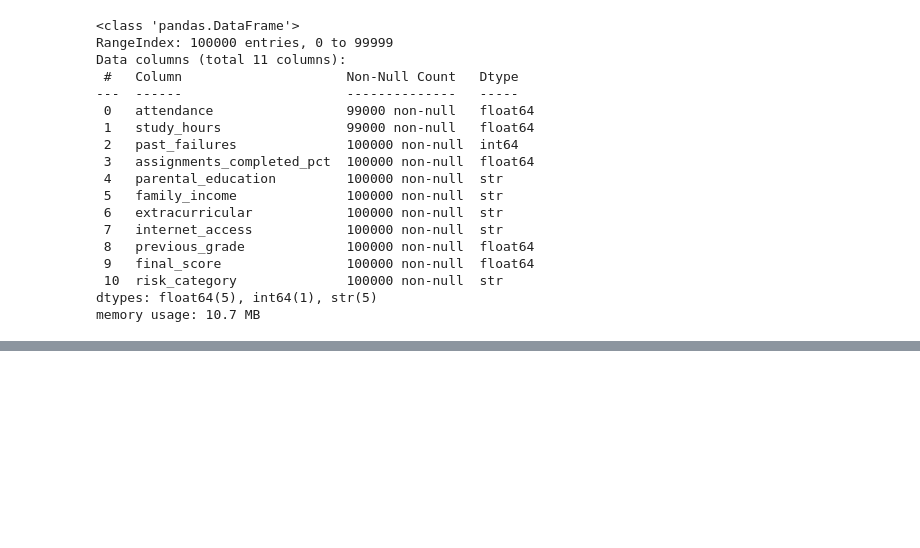
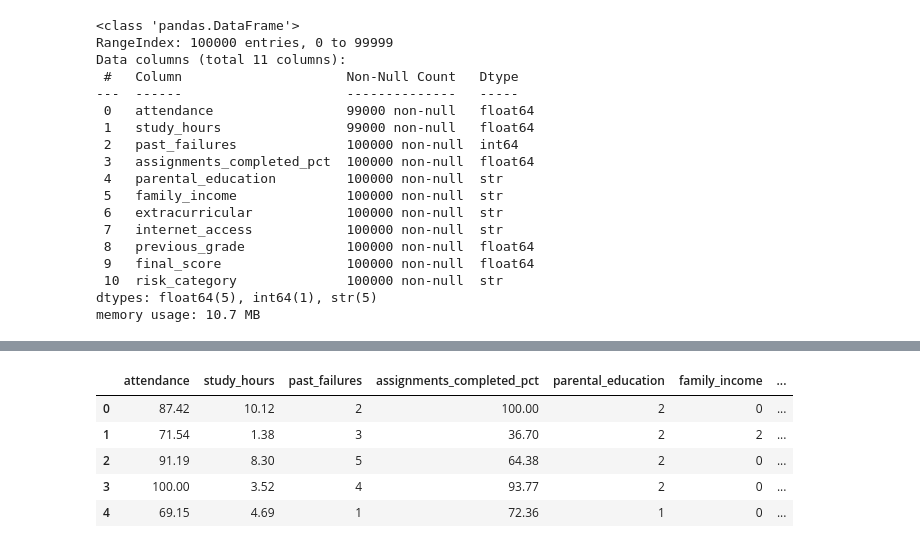
Before and after one commit to kandarp-01/Learning, a Jupyter notebook: ML/Project3/Student.ipynb, the cells around one changed output, grey strips where cells are left out. Cells and saved outputs as stored; diff of their text form; code cells hidden in the pictures; blank space fills up the shorter version.

```diff
--- a/ML/Project3/Student.ipynb
+++ b/ML/Project3/Student.ipynb
@@ -44 +42,3 @@ memory usage: 10.7 MB
+# %%
+df['study_hours']=df['study_hours'].fillna(df['study_hours'].mean())
 # %%
@@ -87,2 +64,0 @@ std_hr_mean=df[df['study_hours'].isna()==False]['study_hours'].mean()
-# %%
-df['attendance']=df['attendance'].fillna(atd_mean)
@@ -109 +91,10 @@ from sklearn.preprocessing import StandardScaler
+# %%
+df.head()
+# %% [output]
+|  | attendance | study_hours | past_failures | assignments_completed_pct | parental_education | family_income | ... |
+| 0 | 87.42 | 10.12 | 2 | 100.00 | 2 | 0 | ... |
+| 1 | 71.54 | 1.38 | 3 | 36.70 | 2 | 2 | ... |
+| 2 | 91.19 | 8.30 | 5 | 64.38 | 2 | 0 | ... |
+| 3 | 100.00 | 3.52 | 4 | 93.77 | 2 | 0 | ... |
+| 4 | 69.15 | 4.69 | 1 | 72.36 | 1 | 0 | ... |
 # %%
```
Also changed, not shown: parts of 37 cells of this notebook, 6 other files.
